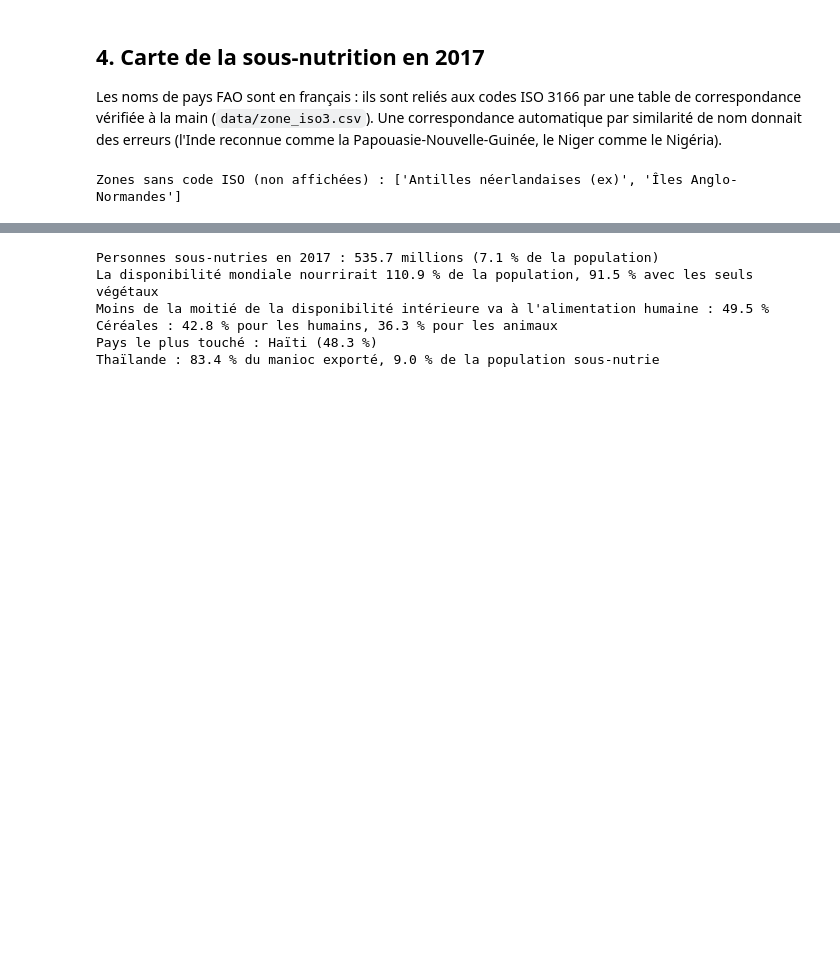
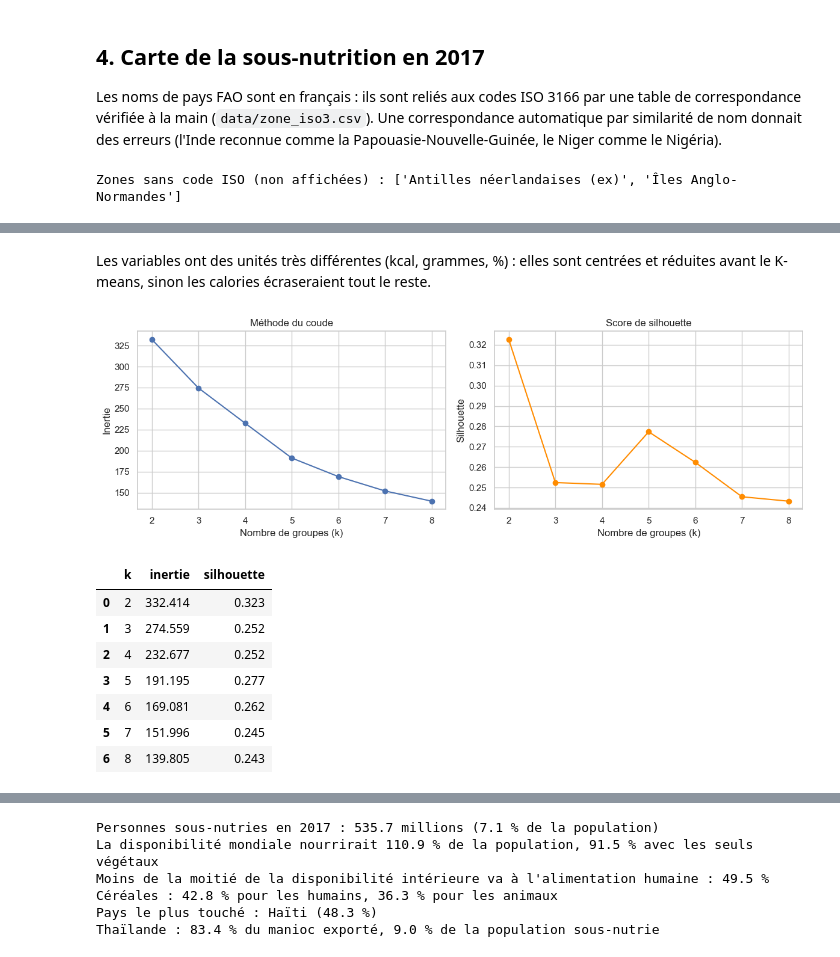
Before and after one commit to bader28-lab/global-undernutrition-fao-analysis, a Jupyter notebook: notebooks/fao_undernutrition_analysis.ipynb, the cells around one changed output, grey strips where cells are left out. Saved outputs shown, nothing was run; the diff lists cells and outputs as text; code cells hidden in the pictures; blank space fills up the shorter version.

```diff
--- a/notebooks/fao_undernutrition_analysis.ipynb
+++ b/notebooks/fao_undernutrition_analysis.ipynb
@@ -435,0 +504,31 @@ m
+# %% [markdown]
+Les variables ont des unités très différentes (kcal, grammes, %) : elles sont centrées et réduites avant le K-means, sinon les calories écraseraient tout le reste.
+# %%
+X = StandardScaler().fit_transform(profils[VARIABLES])
+
+k_testes = range(2, 9)
+inerties, silhouettes = [], []
+for k in k_testes:
+    km = KMeans(n_clusters=k, random_state=42, n_init=10).fit(X)
+    inerties.append(km.inertia_)
+    silhouettes.append(silhouette_score(X, km.labels_))
+
+fig, (ax1, ax2) = plt.subplots(1, 2, figsize=(12, 4))
+ax1.plot(k_testes, inerties, marker="o")
+ax1.set(title="Méthode du coude", xlabel="Nombre de groupes (k)", ylabel="Inertie")
+ax2.plot(k_testes, silhouettes, marker="o", color="darkorange")
+ax2.set(title="Score de silhouette", xlabel="Nombre de groupes (k)", ylabel="Silhouette")
+plt.tight_layout()
+plt.show()
+
+pd.DataFrame({"k": k_testes, "inertie": inerties, "silhouette": silhouettes}).round(3)
+# %% [output]
+[figure, added]
+|  | k | inertie | silhouette |
+| 0 | 2 | 332.414 | 0.323 |
+| 1 | 3 | 274.559 | 0.252 |
+| 2 | 4 | 232.677 | 0.252 |
+| 3 | 5 | 191.195 | 0.277 |
+| 4 | 6 | 169.081 | 0.262 |
+| 5 | 7 | 151.996 | 0.245 |
+| 6 | 8 | 139.805 | 0.243 |
```
Also changed, not shown: parts of 10 cells of this notebook, 2 other files.
